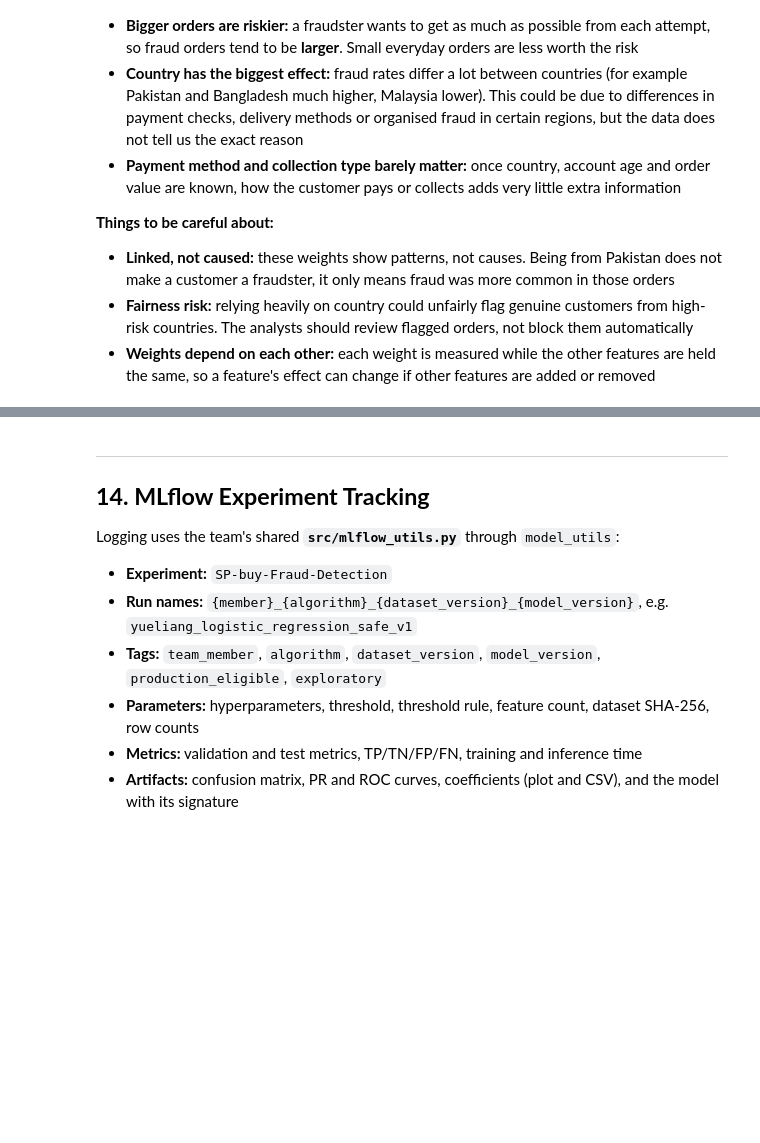
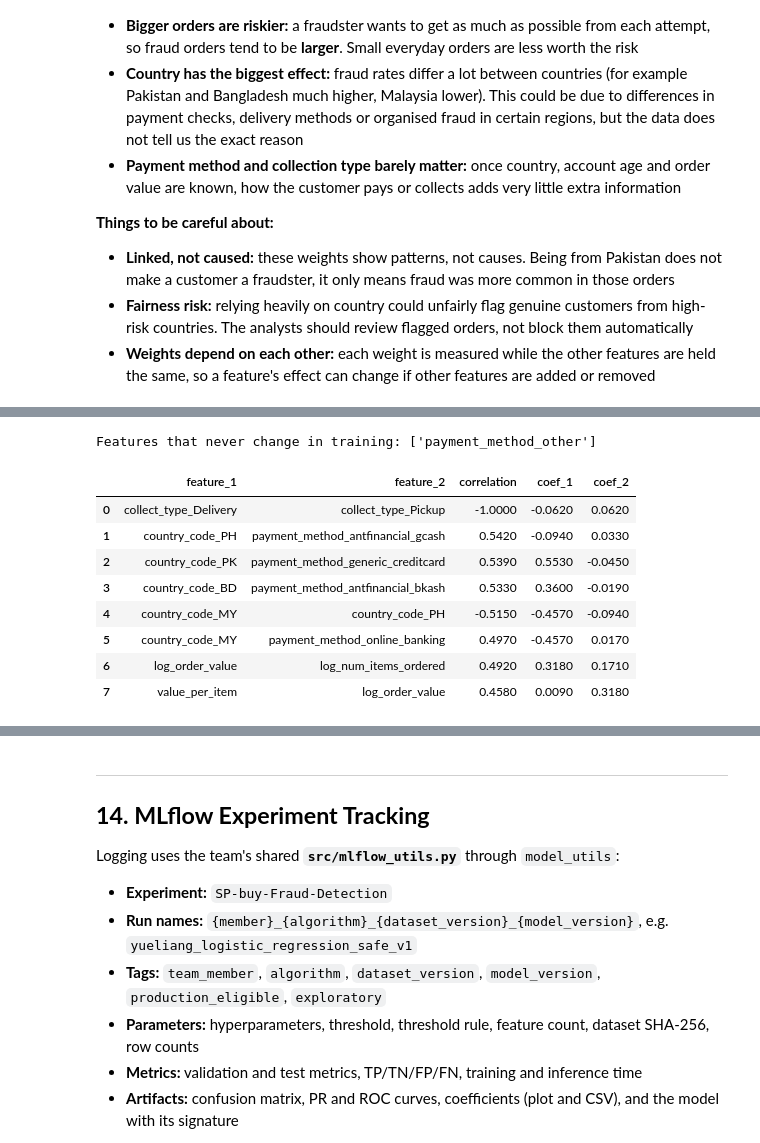
Before and after one commit to ABBYKETING/MLOps_CA1_group5, a Jupyter notebook: notebooks/logreg_yueliang.ipynb, the cells around one changed output, grey strips where cells are left out. Saved outputs shown, nothing was run; the diff lists cells and outputs as text; code cells hidden in the pictures; blank space fills up the shorter version.

```diff
--- a/notebooks/logreg_yueliang.ipynb
+++ b/notebooks/logreg_yueliang.ipynb
@@ -618,0 +676,29 @@ The chart shows what the model learned. Each bar is a feature's **weight**:
+# %%
+import numpy as np
+
+X_train_safe, _ = parts["Train"]
+corr = X_train_safe.corr()
+upper = corr.where(np.triu(np.ones(corr.shape, dtype=bool), k=1))   # each pair once
+pairs = upper.stack().rename("correlation").reset_index()
+pairs.columns = ["feature_1", "feature_2", "correlation"]
+top_pairs = pairs.reindex(pairs["correlation"].abs().sort_values(ascending=False).index).head(8)
+
+constant = [col for col in X_train_safe.columns if X_train_safe[col].nunique() == 1]
+print("Features that never change in training:", constant or "none")
+
+# coefficients of the features in the top pairs, for reference
+coef_lookup = result_safe["importance"].set_index("feature")["coefficient"]
+top_pairs["coef_1"] = top_pairs["feature_1"].map(coef_lookup)
+top_pairs["coef_2"] = top_pairs["feature_2"].map(coef_lookup)
+top_pairs.round(3).reset_index(drop=True)
+# %% [output]
+Features that never change in training: ['payment_method_other']
+|  | feature_1 | feature_2 | correlation | coef_1 | coef_2 |
+| 0 | collect_type_Delivery | collect_type_Pickup | -1.0000 | -0.0620 | 0.0620 |
+| 1 | country_code_PH | payment_method_antfinancial_gcash | 0.5420 | -0.0940 | 0.0330 |
+| 2 | country_code_PK | payment_method_generic_creditcard | 0.5390 | 0.5530 | -0.0450 |
+| 3 | country_code_BD | payment_method_antfinancial_bkash | 0.5330 | 0.3600 | -0.0190 |
+| 4 | country_code_MY | country_code_PH | -0.5150 | -0.4570 | -0.0940 |
+| 5 | country_code_MY | payment_method_online_banking | 0.4970 | -0.4570 | 0.0170 |
+| 6 | log_order_value | log_num_items_ordered | 0.4920 | 0.3180 | 0.1710 |
+| 7 | value_per_item | log_order_value | 0.4580 | 0.0090 | 0.3180 |
```
Also changed, not shown: parts of 19 cells of this notebook, 3 other files.
